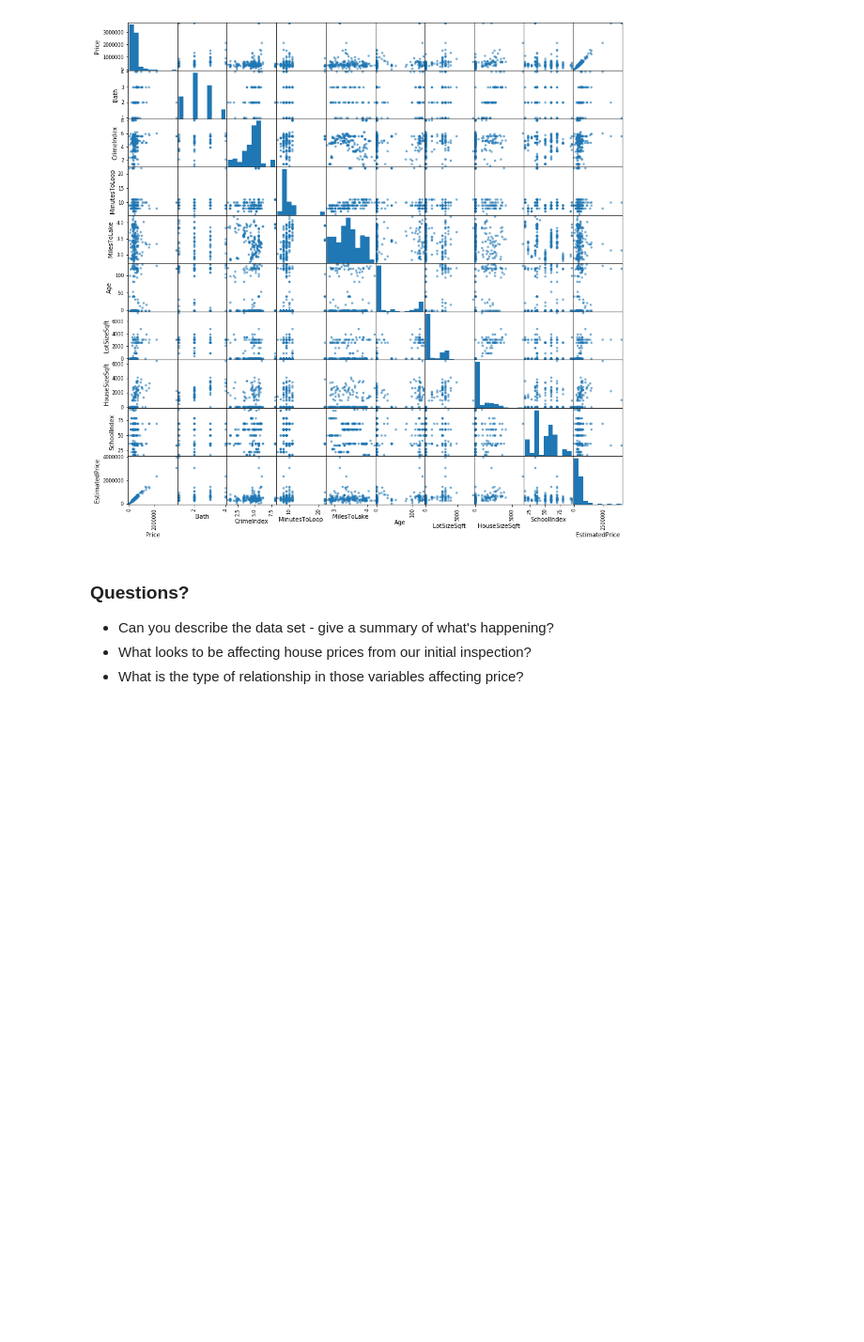
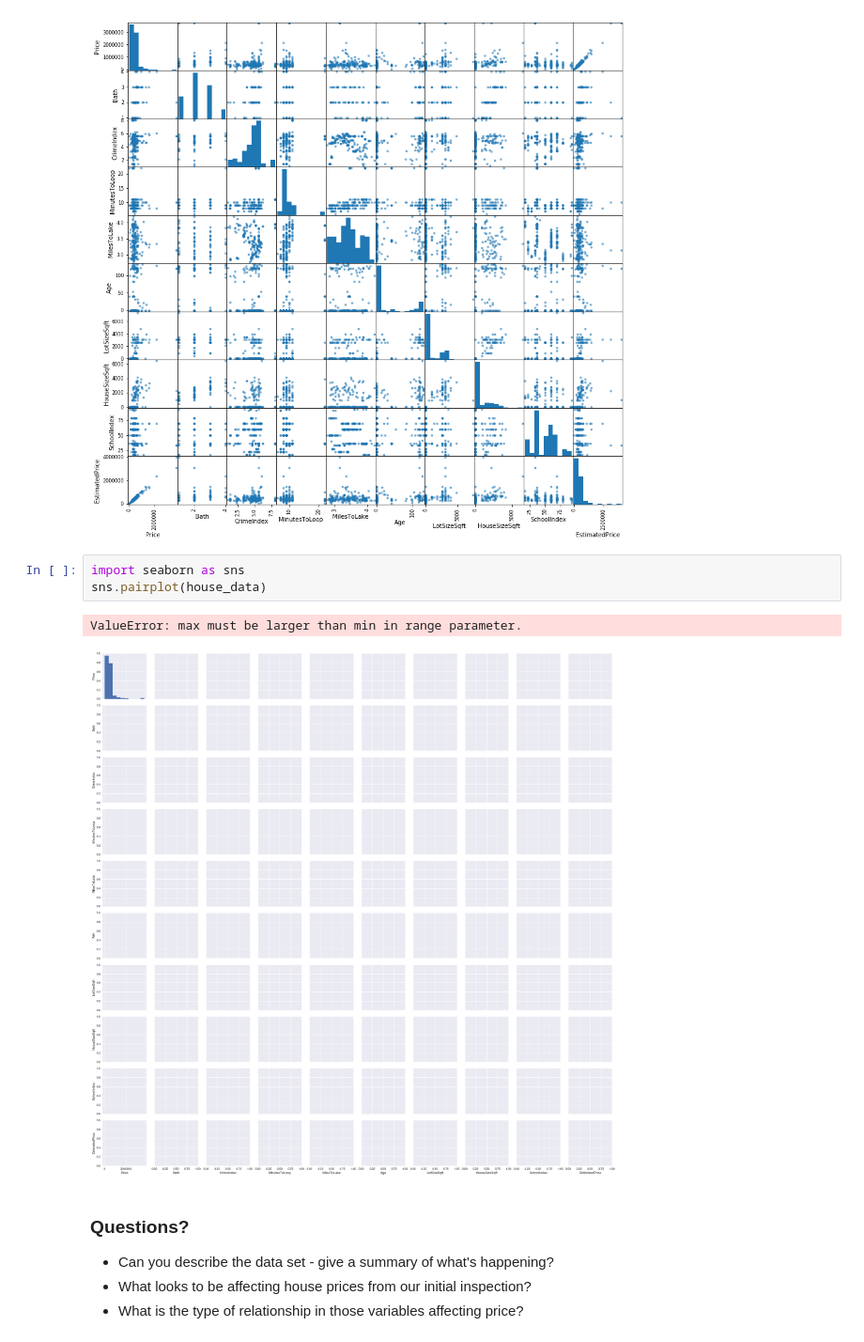
Before and after one commit to shoaibre/DAT8SYD, a Jupyter notebook: labs/Week 2 Lesson 2 - Linear Regression/Lab 3 - Regression-shoaibre.ipynb, the cells around one changed output. Shown at 94% size. Saved outputs shown, nothing was run; the diff lists cells and outputs as text; blank space fills up the shorter version.

```diff
--- a/labs/Week 2 Lesson 2 - Linear Regression/Lab 3 - Regression-shoaibre.ipynb
+++ b/labs/Week 2 Lesson 2 - Linear Regression/Lab 3 - Regression-shoaibre.ipynb
@@ -104,6 +104,12 @@ array([[<matplotlib.axes._subplots.AxesSubplot object at 0x...>,
         <matplotlib.axes._subplots.AxesSubplot object at 0x...>,
         <matplotlib.axes._subplots.AxesSubplot object at 0x...>]], dtype=object)
 [figure]
+# %%
+import seaborn as sns
+sns.pairplot(house_data)
+# %% [output]
+ValueError: max must be larger than min in range parameter.
+[figure, added]
 # %% [markdown]
 ### Questions?
 
```
Also changed, not shown: parts of 7 cells of this notebook, 2 other files.
